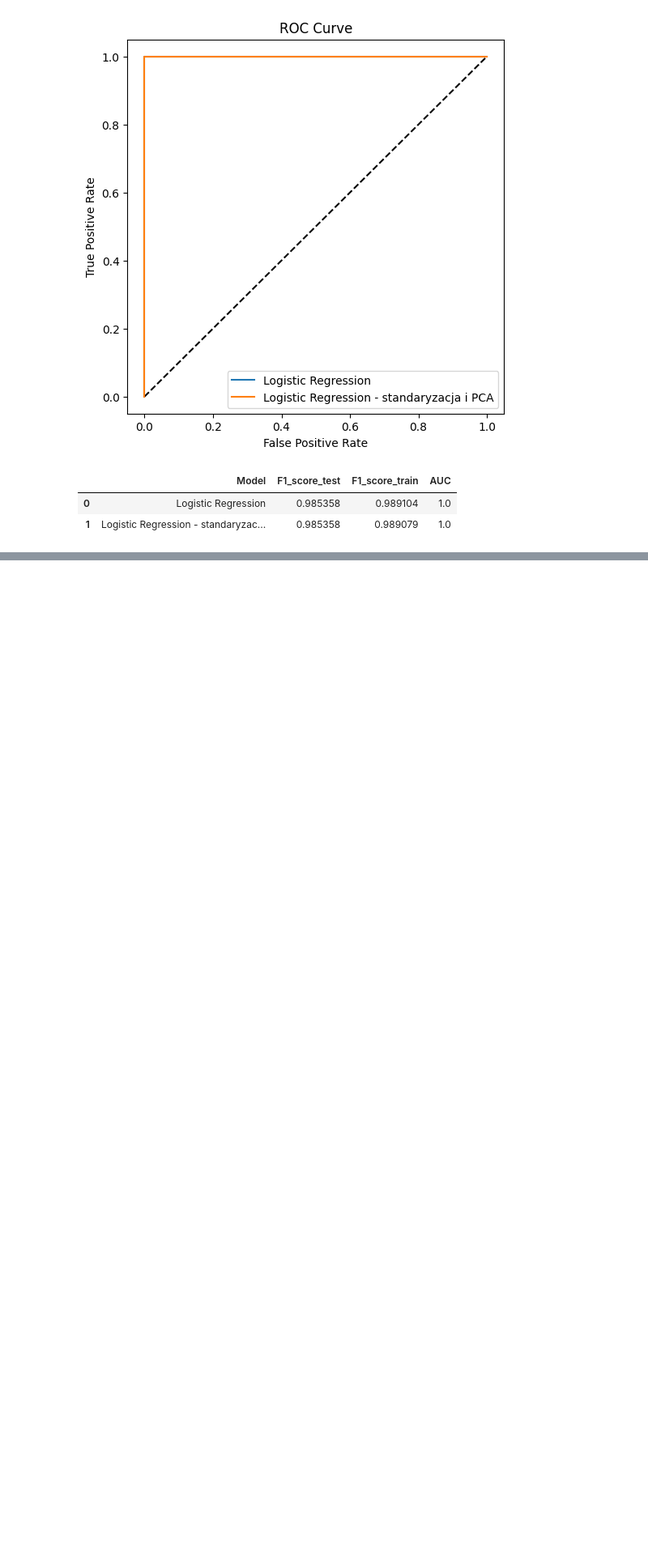
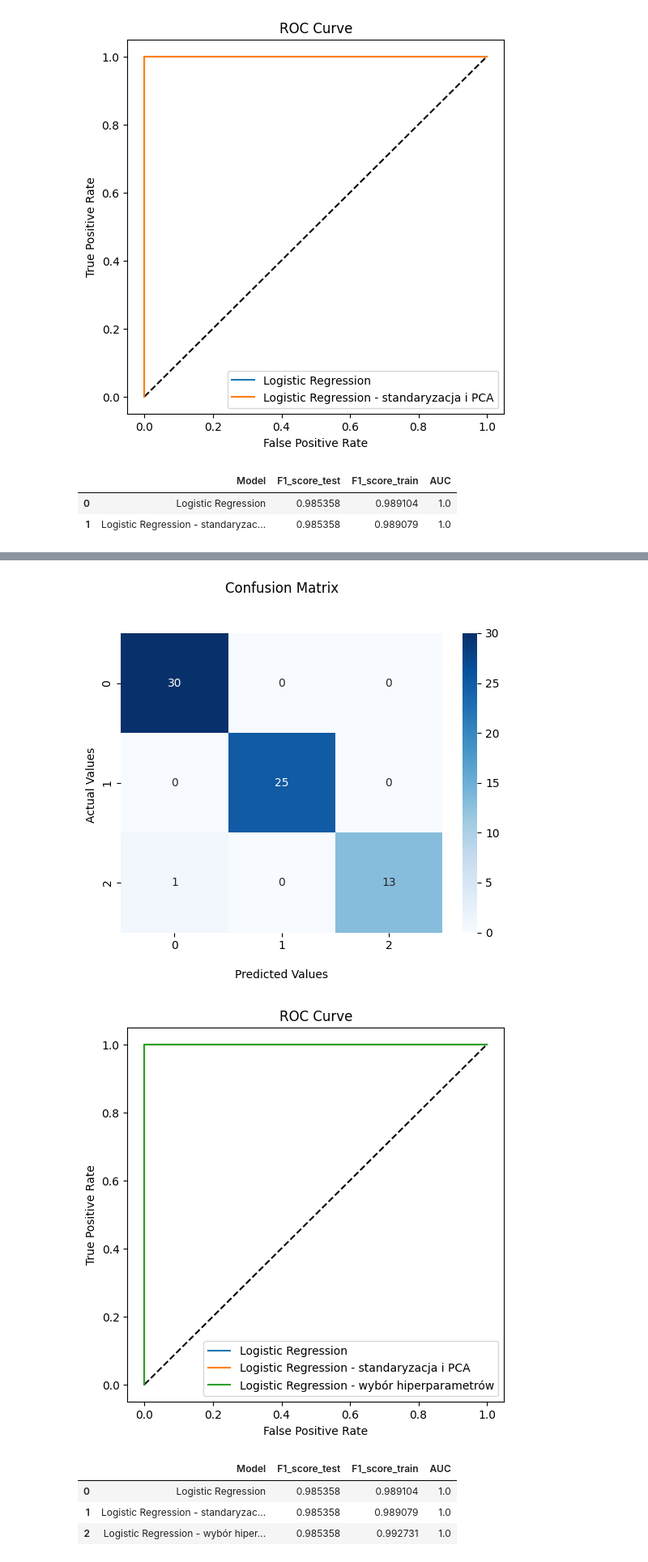
Before and after one commit to Margolka/Module_15_ch5, a Jupyter notebook: ex.ipynb, the cells around one changed output, grey strips where cells are left out. Shown at 81% size. Saved outputs shown, nothing was run; the diff lists cells and outputs as text; code cells hidden in the pictures; blank space fills up the shorter version.

```diff
--- a/ex.ipynb
+++ b/ex.ipynb
@@ -182 +182,16 @@ AUC 0.999295
 Różnica jest niewielka i może wynikać z sposobu w jaki poradzono sobie z wartościami null. W poprzednim zadaniu usunięto dwa puste wiersze, w tym uzupełniono je średnią.
+# %%
+model_pipeline_v3 = Pipeline(steps=[('preprocessor', data_preparation),
+                                    ('model', LogisticRegression(max_iter=10000))])
+# %%
+params = {
+    'preprocessor__numeric_preprocessing__fill_missings__strategy': ['mean', 'median'],
+    'preprocessor__numeric_preprocessing__polynomial_features__degree': [1, 2, 3, 4],
+    'preprocessor__numeric_preprocessing__pca__n_components': [0.85, 0.90, 0.95, 0.99, 0.99999],
+    'model__C': np.logspace(-4, 4, 50)
+}
+
+grid_search = GridSearchCV(model_pipeline_v3, params, cv=10, n_jobs=-1, verbose=10, scoring='f1_macro')
+grid_search.fit(X_train, y_train)
+print('Wybrane hiperparametry: ', grid_search.best_params_)
+model_v3 = grid_search.best_estimator_
@@ -182,0 +201,3 @@ Różnica jest niewielka i może wynikać z sposobu w jaki poradzono sobie z war
+# %%
+calculate_metrics(model_v3, 'Logistic Regression - wybór hiperparametrów', X_test, y_test, X_train, y_train)
+# %% [output]
@@ -182,0 +213,6 @@ Różnica jest niewielka i może wynikać z sposobu w jaki poradzono sobie z war
+[figure, added]
+[figure, added]
+|  | Model | F1_score_test | F1_score_train | AUC |
+| 0 | Logistic Regression | 0.985358 | 0.989104 | 1.0 |
+| 1 | Logistic Regression - standaryzac... | 0.985358 | 0.989079 | 1.0 |
+| 2 | Logistic Regression - wybór hiper... | 0.985358 | 0.992731 | 1.0 |
```
Also changed, not shown: parts of 5 cells of this notebook.
